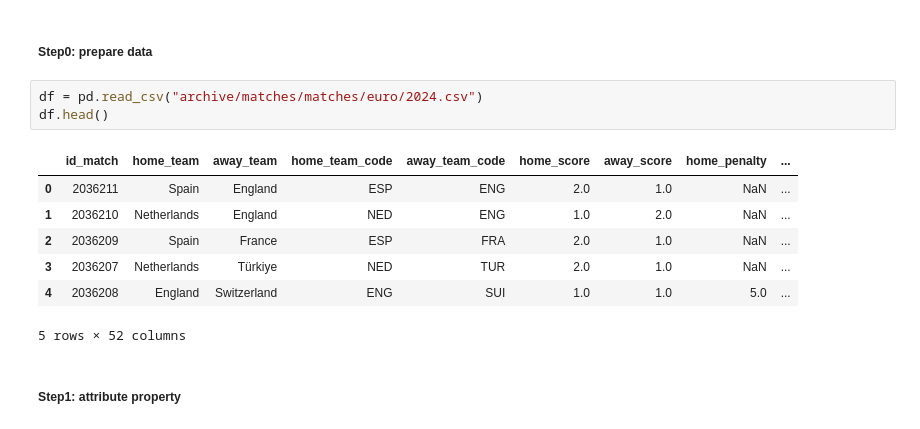
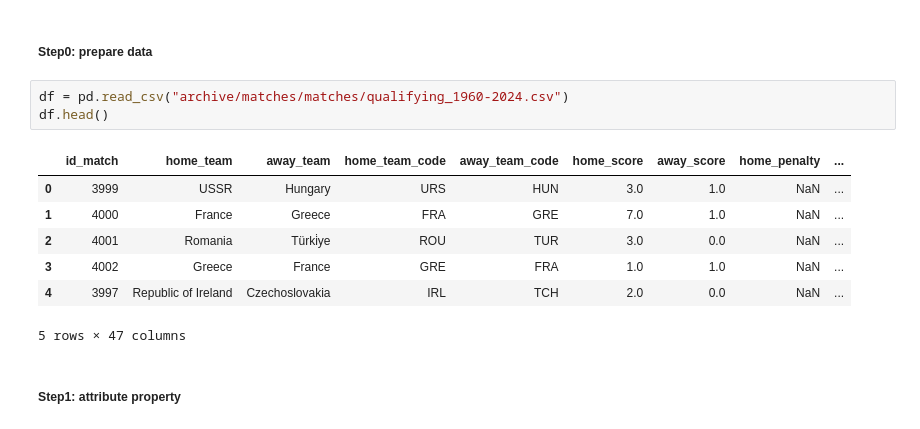
Before and after one commit to jbaii/CPSC322FinalProject, a Jupyter notebook: analysis.ipynb, the cells around one changed output. Cells and saved outputs as stored; diff of their text form.

```diff
--- a/analysis.ipynb
+++ b/analysis.ipynb
@@ -20,16 +20,16 @@ import numpy as np
 # %% [markdown]
 ##### Step0: prepare data
 # %%
-df = pd.read_csv("archive/matches/matches/euro/2024.csv")
+df = pd.read_csv("archive/matches/matches/qualifying_1960-2024.csv")
 df.head()
 # %% [output]
 |  | id_match | home_team | away_team | home_team_code | away_team_code | home_score | away_score | home_penalty | ... |
-| 0 | 2036211 | Spain | England | ESP | ENG | 2.0 | 1.0 | NaN | ... |
-| 1 | 2036210 | Netherlands | England | NED | ENG | 1.0 | 2.0 | NaN | ... |
-| 2 | 2036209 | Spain | France | ESP | FRA | 2.0 | 1.0 | NaN | ... |
-| 3 | 2036207 | Netherlands | Türkiye | NED | TUR | 2.0 | 1.0 | NaN | ... |
-| 4 | 2036208 | England | Switzerland | ENG | SUI | 1.0 | 1.0 | 5.0 | ... |
+| 0 | 3999 | USSR | Hungary | URS | HUN | 3.0 | 1.0 | NaN | ... |
+| 1 | 4000 | France | Greece | FRA | GRE | 7.0 | 1.0 | NaN | ... |
+| 2 | 4001 | Romania | Türki̇ye | ROU | TUR | 3.0 | 0.0 | NaN | ... |
+| 3 | 4002 | Greece | France | GRE | FRA | 1.0 | 1.0 | NaN | ... |
+| 4 | 3997 | Republic of Ireland | Czechoslovakia | IRL | TCH | 2.0 | 0.0 | NaN | ... |
-5 rows × 52 columns
+5 rows × 47 columns
 # %% [markdown]
 ##### Step1: attribute property
 # %%
```
Also changed, not shown: parts of 6 cells of this notebook, 1 other file.
